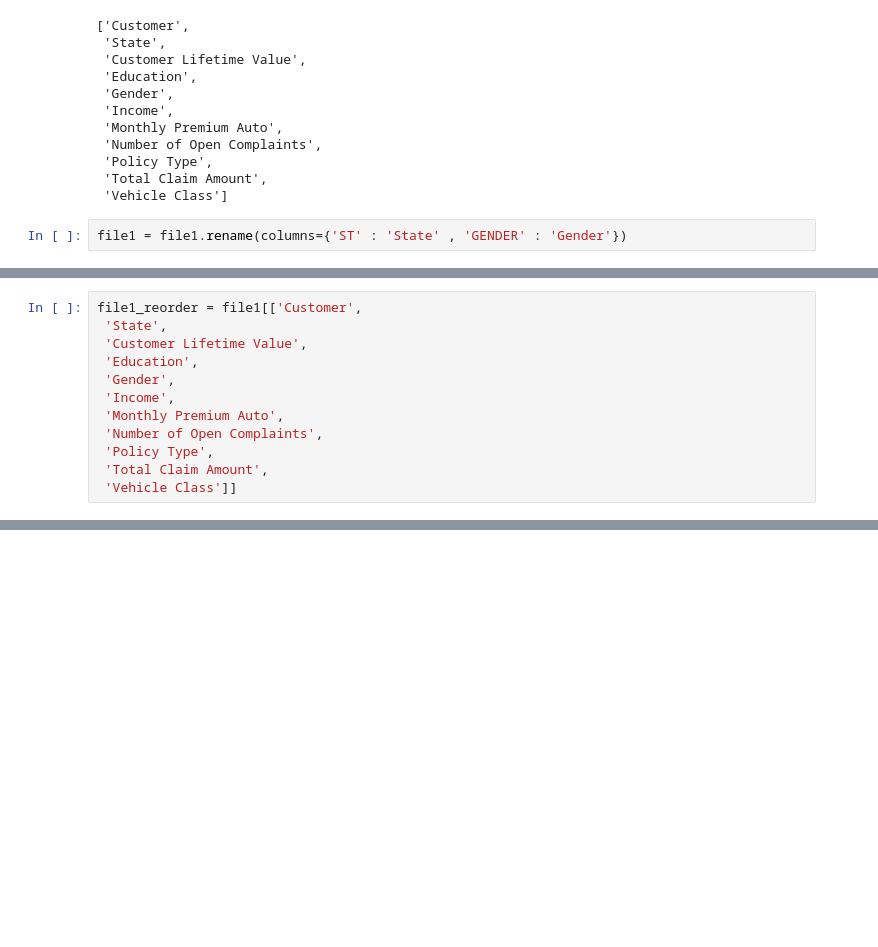
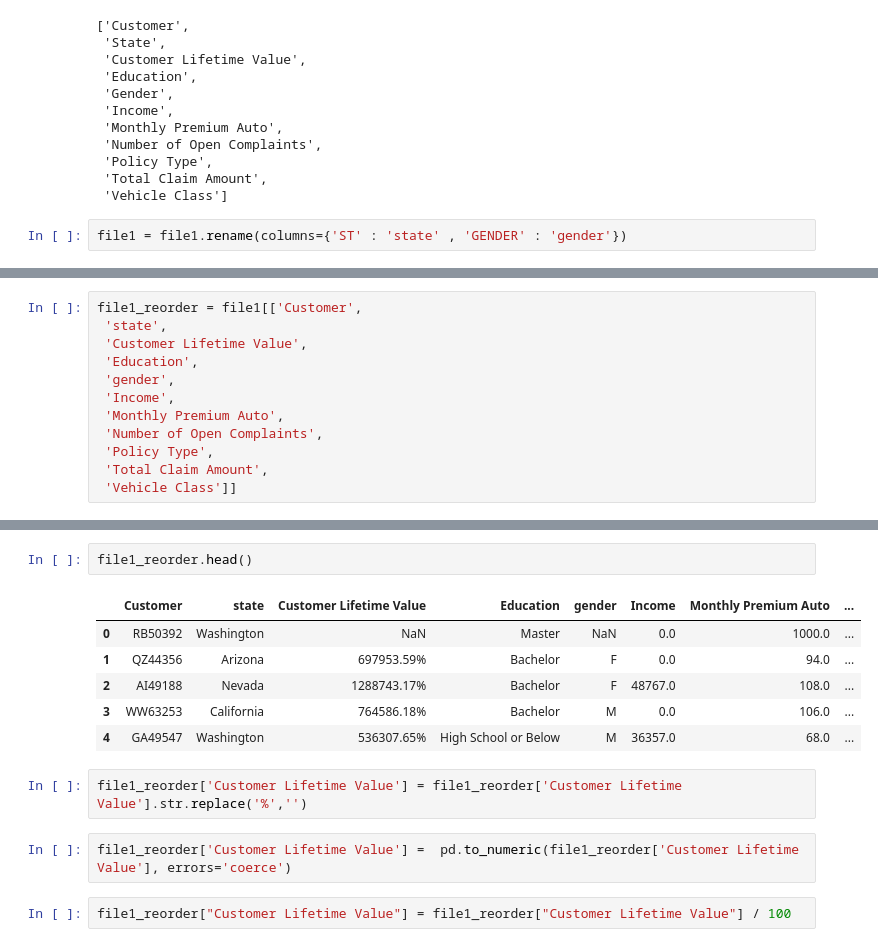
Before and after one commit to colemaqe/lab-customer-analysis-round-1, a Jupyter notebook: files_for_lab/csv_files/Round 1.ipynb, the cells around one changed output, grey strips where cells are left out. Saved outputs shown, nothing was run; the diff lists cells and outputs as text; blank space fills up the shorter version.

```diff
--- a/files_for_lab/csv_files/Round 1.ipynb
+++ b/files_for_lab/csv_files/Round 1.ipynb
@@ -110,5 +133,5 @@ file3_list
  'Total Claim Amount',
  'Vehicle Class']
 # %%
-file1 = file1.rename(columns={'ST' : 'State' , 'GENDER' : 'Gender'})
+file1 = file1.rename(columns={'ST' : 'state' , 'GENDER' : 'gender'})
 # %%
@@ -116,9 +139,9 @@ file2 = file2.rename(columns={'ST' : 'State' , 'GENDER' : 'Gender'})
 # %%
 file1_reorder = file1[['Customer',
- 'State',
+ 'state',
  'Customer Lifetime Value',
  'Education',
- 'Gender',
+ 'gender',
  'Income',
  'Monthly Premium Auto',
  'Number of Open Complaints',
@@ -165,3 +188,18 @@ list(file2_reorder)
  'Policy Type',
  'Total Claim Amount',
  'Vehicle Class']
+# %%
+file1_reorder.head()
+# %% [output]
+|  | Customer | state | Customer Lifetime Value | Education | gender | Income | Monthly Premium Auto | ... |
+| 0 | RB50392 | Washington | NaN | Master | NaN | 0.0 | 1000.0 | ... |
+| 1 | QZ44356 | Arizona | 697953.59% | Bachelor | F | 0.0 | 94.0 | ... |
+| 2 | AI49188 | Nevada | 1288743.17% | Bachelor | F | 48767.0 | 108.0 | ... |
+| 3 | WW63253 | California | 764586.18% | Bachelor | M | 0.0 | 106.0 | ... |
+| 4 | GA49547 | Washington | 536307.65% | High School or Below | M | 36357.0 | 68.0 | ... |
+# %%
+file1_reorder['Customer Lifetime Value'] = file1_reorder['Customer Lifetime Value'].str.replace('%','')
+# %%
+file1_reorder['Customer Lifetime Value'] =  pd.to_numeric(file1_reorder['Customer Lifetime Value'], errors='coerce')
+# %%
+file1_reorder["Customer Lifetime Value"] = file1_reorder["Customer Lifetime Value"] / 100
```
Also changed, not shown: parts of 55 cells of this notebook, 1 other file.
